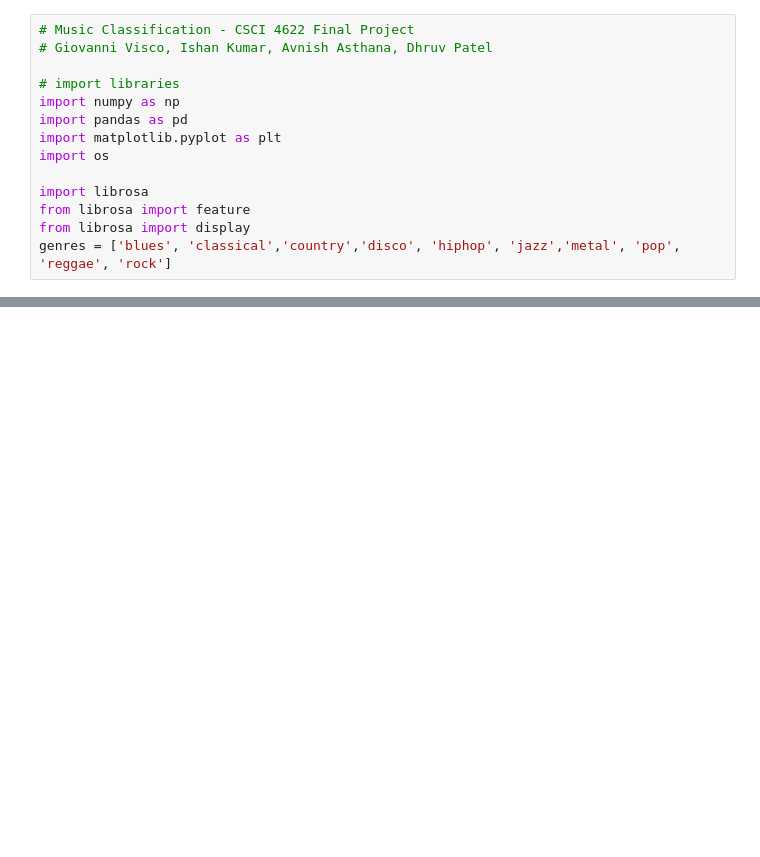
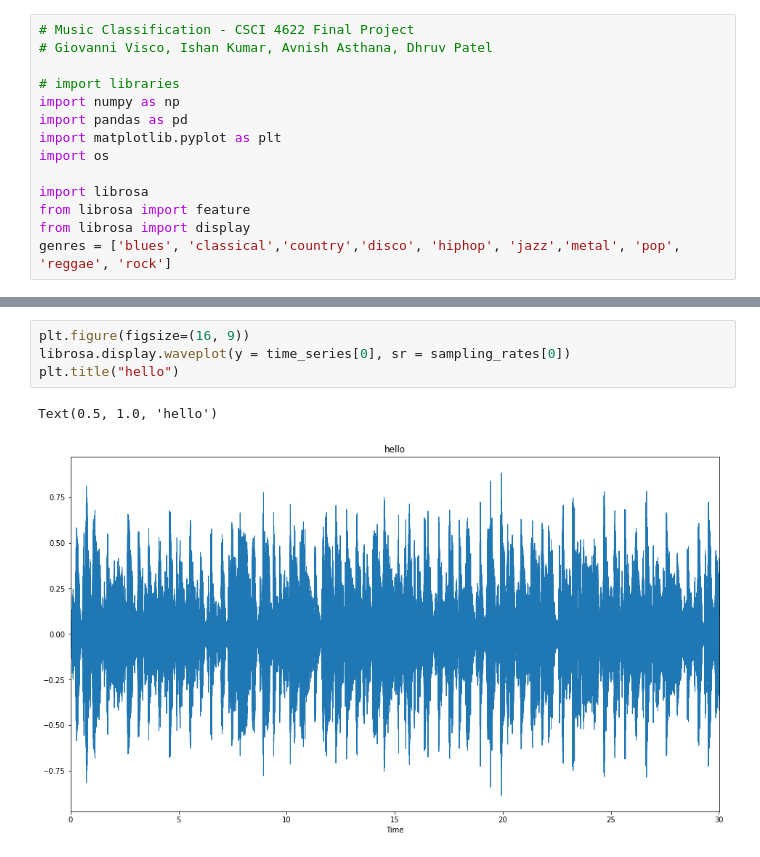
Before and after one commit to givi0519/CSCI-4622-Final-Project, a Jupyter notebook: final_project.ipynb, the cells around one changed output, grey strips where cells are left out. Drawn from its saved outputs; the diff is of its cells as text; blank space fills up the shorter version.

```diff
--- a/final_project.ipynb
+++ b/final_project.ipynb
@@ -62,0 +65,7 @@ ax.set(title = "Chromagram")
+# %%
+plt.figure(figsize=(16, 9))
+librosa.display.waveplot(y = time_series[0], sr = sampling_rates[0])
+plt.title("hello")
+# %% [output]
+Text(0.5, 1.0, 'hello')
+[figure, added]
```
Also changed, not shown: parts of 3 cells of this notebook, 1 other file.
